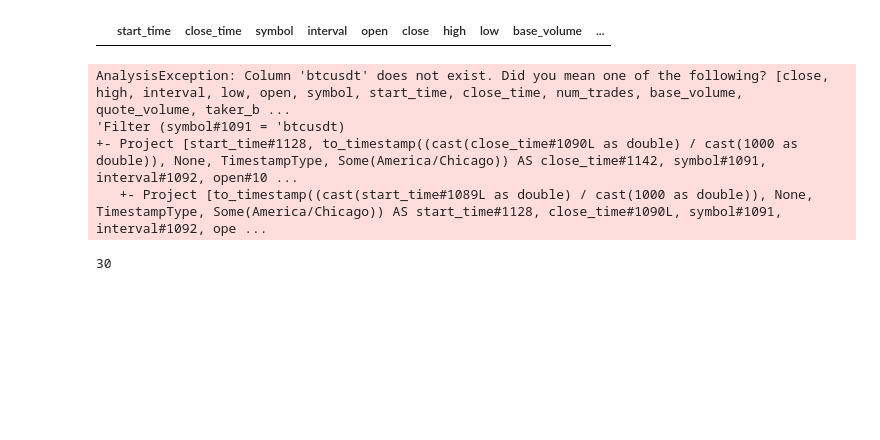
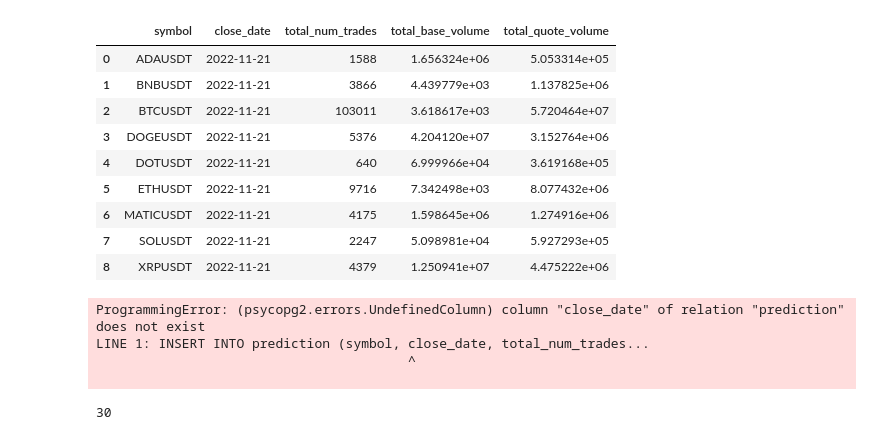
Before and after one commit to pratyushplp/CryptoAnalysis, a Jupyter notebook: Scripts/SparkETLFinal.ipynb, the cells around one changed output. Drawn from its saved outputs; the diff is of its cells as text; code cells hidden in the pictures; blank space fills up the shorter version.

```diff
--- a/Scripts/SparkETLFinal.ipynb
+++ b/Scripts/SparkETLFinal.ipynb
@@ -45,6 +47,20 @@ df = df.withColumn('start_time', f.to_timestamp(df.start_time/1000)).withColumn(
 # %%
 #get distinct symbols from all columns
 dist_symbols = df.select('symbol').distinct().rdd.flatMap(lambda x:x).collect()
+# %%
+#Convert spark dataframe to pandas
+##df.show()
+df = df.toPandas()
+# %%
+#create aggregate Datatable
+df['close_date'] = (df['close_time']).dt.date
+agg_df=df.groupby(['symbol','close_date']).sum().reset_index().copy()
+agg_df=agg_df.rename(columns={'num_trades':'total_num_trades','base_volume': 'total_base_volume', 'quote_volume': 'total_quote_volume'})
+agg_df=agg_df.loc[:,['symbol','close_date','total_num_trades','total_base_volume','total_quote_volume']]
+
+#take only certain columns and rename them
+#droping the temp column
+df = df.drop('close_date', axis=1)
 # %%
 def createConnection(database,user,password,host,port):
     return create_engine(f"postgresql+psycopg2://{user}:{password}@{host}:{port}/{database}?client_encoding=utf8")
@@ -59,23 +75,35 @@ port= '5432'
 
 #TODO: implement try catch  and logging
 engine = createConnection(database,user,password,host,port)
-# %%
-temp = df.filter(f"symbol = 'ethusdt' ").toPandas()
-display(temp)
-# %% [output]
-|  | start_time | close_time | symbol | interval | open | close | high | low | base_volume | ... |
 # %%
+#Code to insert to database
+
 for value in dist_symbols:
     #note that the data table name is same as symbol name
     # TODO: if time add a query so that if new symbol comes and its corresponding datatable does not exist, create new table with a predefined schema
     #NOTE: always  " " inside filter at start function no ''
     #NOTE: for postgres take db in lowercase, we need to add  quotes (" ") always if taken to uppercase
-    df.filter(f"symbol = '{value}' ").toPandas().to_sql(value.lower(), engine, index=False, if_exists= 'append')
+    temp_df = df.query(f"symbol == '{value}' ").to_sql(value.lower(), engine, index=False, if_exists= 'append')
-# %% [output]
-AnalysisException: Column 'btcusdt' does not exist. Did you mean one of the following? [close, high, interval, low, open, symbol, start_time, close_time, num_trades, base_volume, quote_volume, taker_b ...
-'Filter (symbol#1091 = 'btcusdt)
-+- Project [start_time#1128, to_timestamp((cast(close_time#1090L as double) / cast(1000 as double)), None, TimestampType, Some(America/Chicago)) AS close_time#1142, symbol#1091, interval#1092, open#10 ...
-   +- Project [to_timestamp((cast(start_time#1089L as double) / cast(1000 as double)), None, TimestampType, Some(America/Chicago)) AS start_time#1128, close_time#1090L, symbol#1091, interval#1092, ope ...
+# %%
+#insert aggregate database to postgres
+table_name= 'aggregate_trade'
+display(agg_df)
+temp = agg_df.to_sql(table_name, engine, index=False, if_exists= 'append')
+# %% [output]
+|  | symbol | close_date | total_num_trades | total_base_volume | total_quote_volume |
+| 0 | ADAUSDT | 2022-11-21 | 1588 | 1.656324e+06 | 5.053314e+05 |
+| 1 | BNBUSDT | 2022-11-21 | 3866 | 4.439779e+03 | 1.137825e+06 |
+| 2 | BTCUSDT | 2022-11-21 | 103011 | 3.618617e+03 | 5.720464e+07 |
+| 3 | DOGEUSDT | 2022-11-21 | 5376 | 4.204120e+07 | 3.152764e+06 |
+| 4 | DOTUSDT | 2022-11-21 | 640 | 6.999966e+04 | 3.619168e+05 |
+| 5 | ETHUSDT | 2022-11-21 | 9716 | 7.342498e+03 | 8.077432e+06 |
+| 6 | MATICUSDT | 2022-11-21 | 4175 | 1.598645e+06 | 1.274916e+06 |
+| 7 | SOLUSDT | 2022-11-21 | 2247 | 5.098981e+04 | 5.927293e+05 |
+| 8 | XRPUSDT | 2022-11-21 | 4379 | 1.250941e+07 | 4.475222e+06 |
+ProgrammingError: (psycopg2.errors.UndefinedColumn) column "close_date" of relation "prediction" does not exist
+LINE 1: INSERT INTO prediction (symbol, close_date, total_num_trades...
+                                        ^
+
 # %%
 # temp = df.filter("symbol = 'ETHUSDT' ").toPandas().to_sql("ETHUSDT", engine, index=False, if_exists= 'append')
 # display(temp)
```
Also changed, not shown: parts of 1 cell of this notebook, 1 other file.
